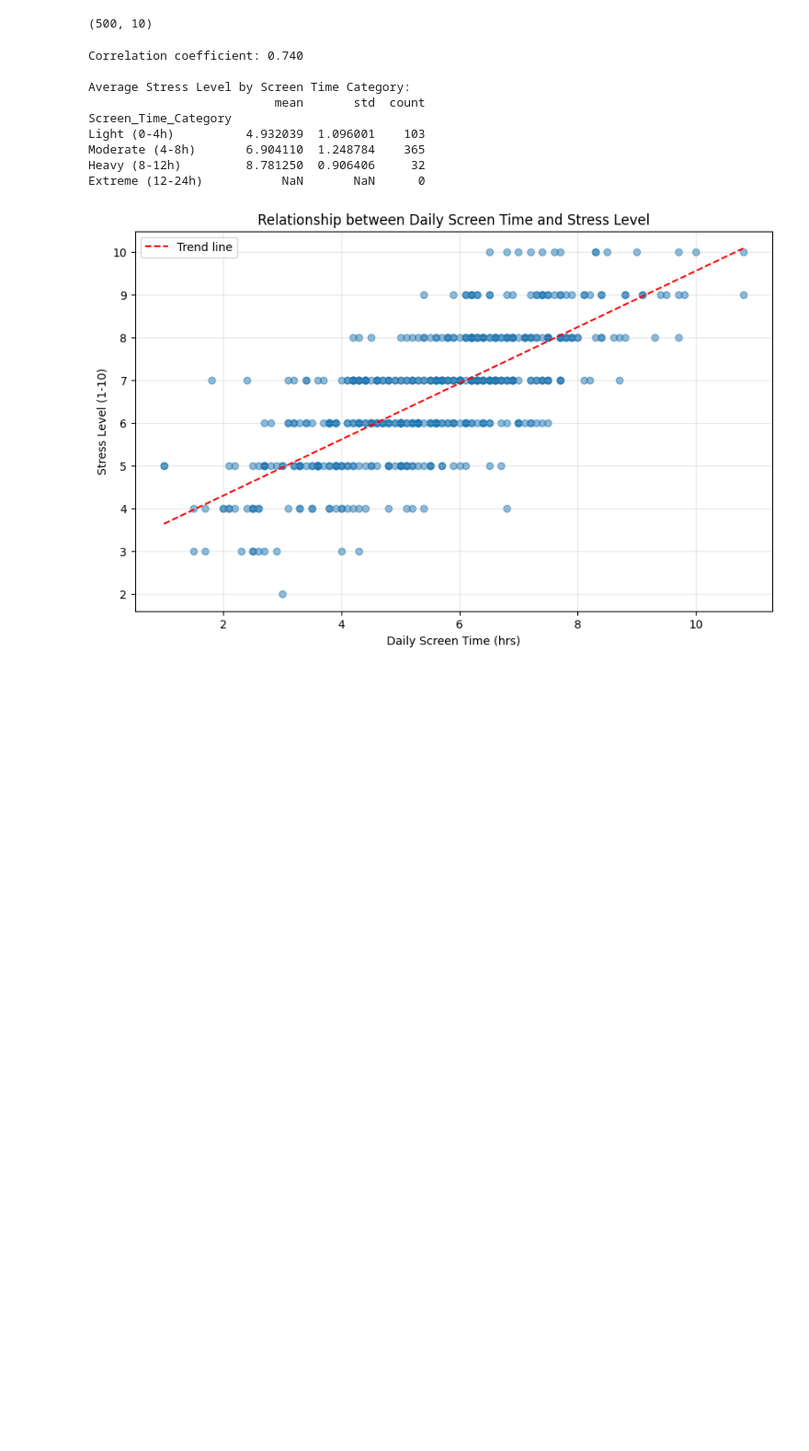
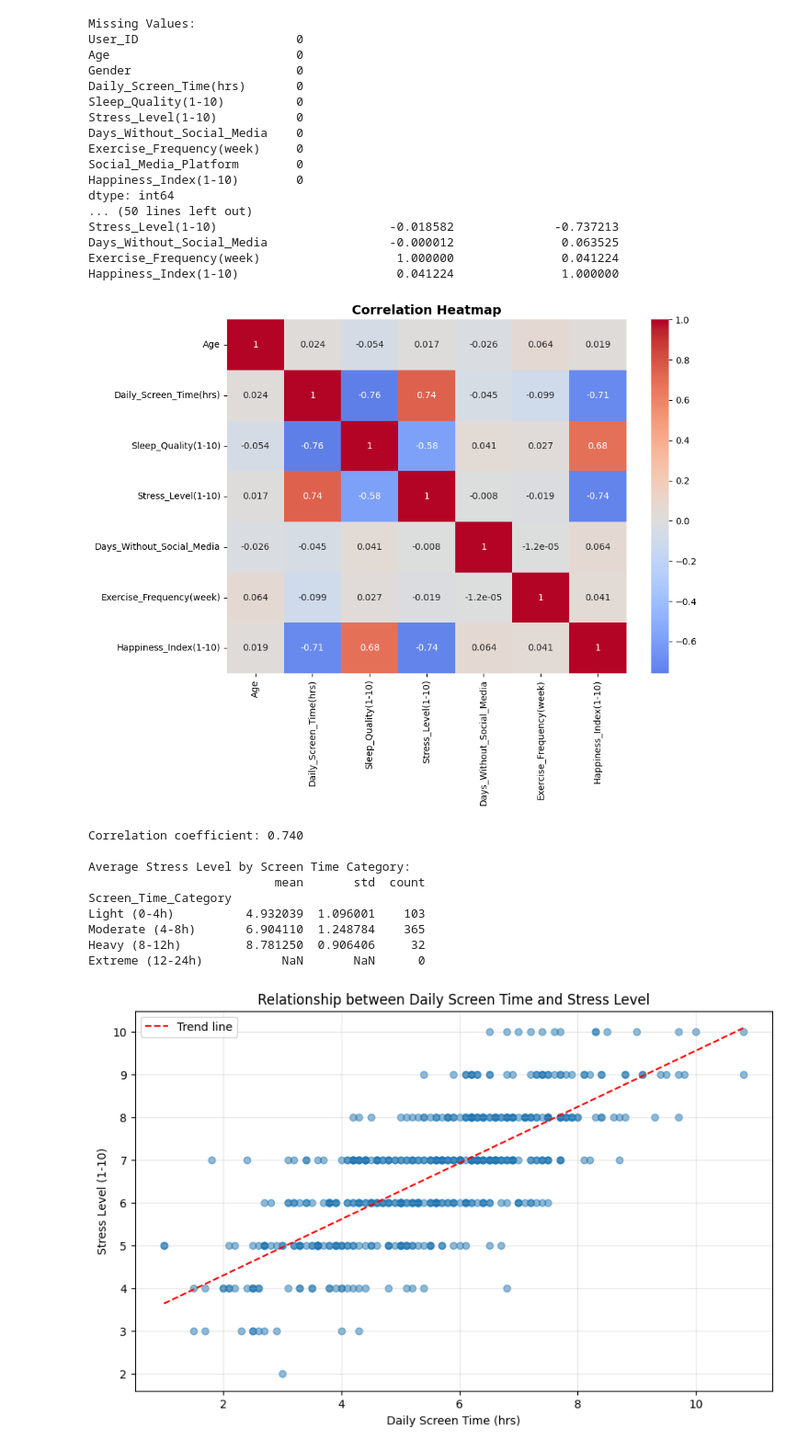
Before and after one commit to blendg36/my-first-repo, a Jupyter notebook: just_a_file.ipynb, the cells around one changed output. Shown: that part at 92% size. Drawn from its saved outputs; the diff is of its cells as text; code cells hidden in the pictures; blank space fills up the shorter version.

```diff
--- a/just_a_file.ipynb
+++ b/just_a_file.ipynb
@@ -23,7 +29,45 @@ df.copy()
 # %%
-df.shape
+# Check for missing values
+print("Missing Values:")
+print(df.isnull().sum())
+print("\n" + "="*50 + "\n")
+
+# Data types
+print("Data Types:")
+print(df.dtypes)
+print("\n" + "="*50 + "\n")
+
+# Correlation matrix
+print("Correlation Matrix:")
+correlation_matrix = df.select_dtypes(include=[np.number]).corr()
+print(correlation_matrix)
+
+# Visualize correlation heatmap
+plt.figure(figsize=(10, 8))
+import seaborn as sns
+sns.heatmap(correlation_matrix, annot=True, cmap='coolwarm', center=0)
+plt.title('Correlation Heatmap', fontsize=14, fontweight='bold')
+plt.tight_layout()
+plt.show()
 # %% [output]
-(500, 10)
+Missing Values:
+User_ID                      0
+Age                          0
+Gender                       0
+Daily_Screen_Time(hrs)       0
+Sleep_Quality(1-10)          0
+Stress_Level(1-10)           0
+Days_Without_Social_Media    0
+Exercise_Frequency(week)     0
+Social_Media_Platform        0
+Happiness_Index(1-10)        0
+dtype: int64
+... (50 lines left out)
+Stress_Level(1-10)                        -0.018582              -0.737213
+Days_Without_Social_Media                 -0.000012               0.063525
+Exercise_Frequency(week)                   1.000000               0.041224
+Happiness_Index(1-10)                      0.041224               1.000000
+[figure, added]
 # %%
 # Calculate correlation
 correlation = df['Daily_Screen_Time(hrs)'].corr(df['Stress_Level(1-10)'])
```
Also changed, not shown: parts of 5 cells of this notebook.
